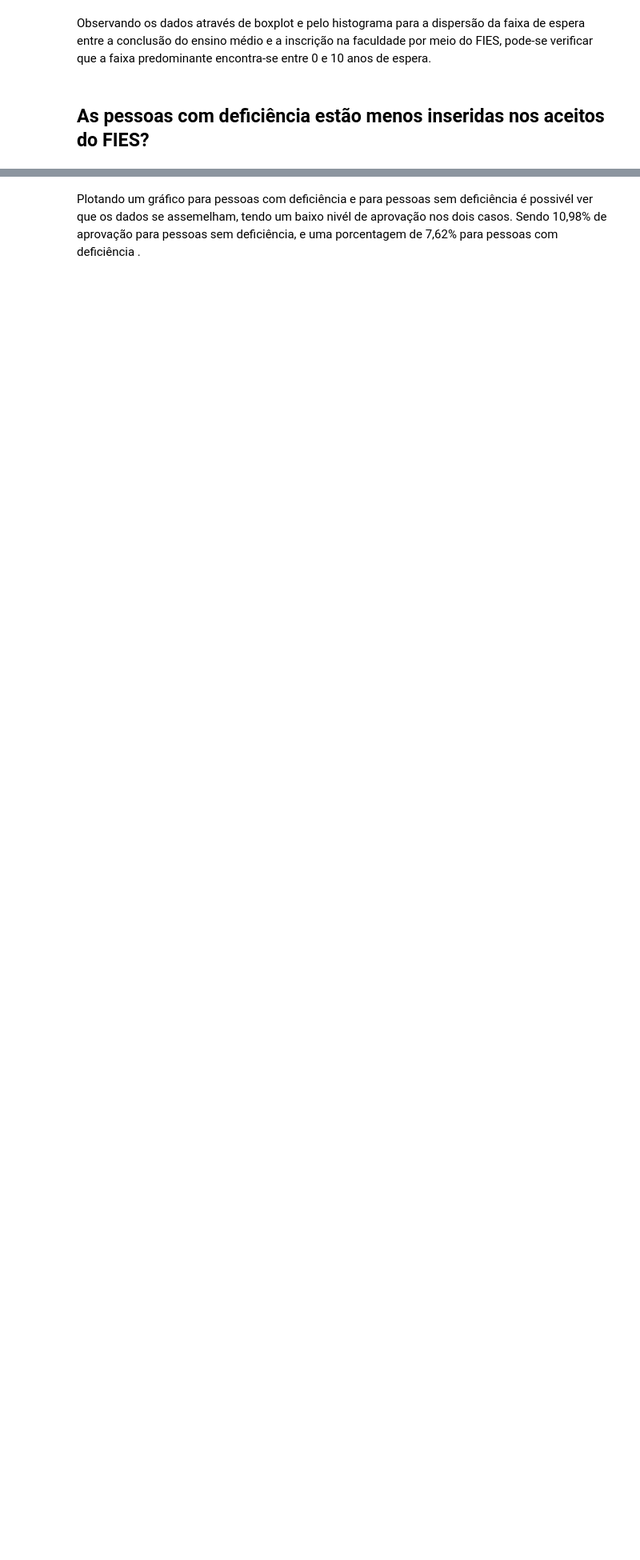
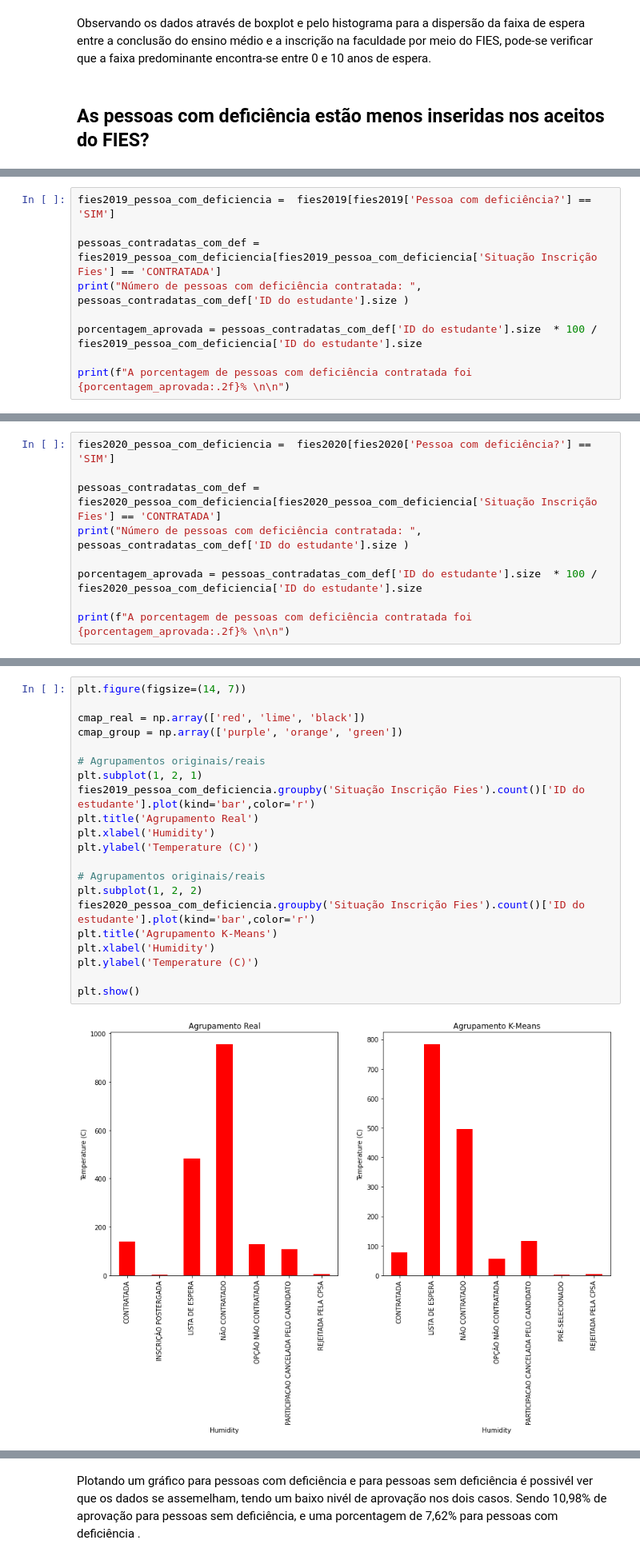
Before and after one commit to juliacfaria/ProjetoCienciaDeDados, a Jupyter notebook: Code/TpDados.ipynb, the cells around one changed output, grey strips where cells are left out. Shown at 80% size. Drawn from its saved outputs; the diff is of its cells as text; blank space fills up the shorter version.

```diff
--- a/Code/TpDados.ipynb
+++ b/Code/TpDados.ipynb
@@ -121,0 +242,9 @@ A porcentagem de pessoas sem deficiência contratada foi 10.98%
+# %%
+fies2019_pessoa_com_deficiencia =  fies2019[fies2019['Pessoa com deficiência?'] == 'SIM']
+
+pessoas_contradatas_com_def = fies2019_pessoa_com_deficiencia[fies2019_pessoa_com_deficiencia['Situação Inscrição Fies'] == 'CONTRATADA']
+print("Número de pessoas com deficiência contratada: ", pessoas_contradatas_com_def['ID do estudante'].size )
+
+porcentagem_aprovada = pessoas_contradatas_com_def['ID do estudante'].size  * 100 /   fies2019_pessoa_com_deficiencia['ID do estudante'].size
+
+print(f"A porcentagem de pessoas com deficiência contratada foi {porcentagem_aprovada:.2f}% \n\n")
@@ -121,0 +254,9 @@ A porcentagem de pessoas sem deficiência contratada foi 10.98%
+# %%
+fies2020_pessoa_com_deficiencia =  fies2020[fies2020['Pessoa com deficiência?'] == 'SIM']
+
+pessoas_contradatas_com_def = fies2020_pessoa_com_deficiencia[fies2020_pessoa_com_deficiencia['Situação Inscrição Fies'] == 'CONTRATADA']
+print("Número de pessoas com deficiência contratada: ", pessoas_contradatas_com_def['ID do estudante'].size )
+
+porcentagem_aprovada = pessoas_contradatas_com_def['ID do estudante'].size  * 100 /   fies2020_pessoa_com_deficiencia['ID do estudante'].size
+
+print(f"A porcentagem de pessoas com deficiência contratada foi {porcentagem_aprovada:.2f}% \n\n")
@@ -122,3 +266,26 @@ A porcentagem de pessoas sem deficiência contratada foi 10.98%
+# %%
+plt.figure(figsize=(14, 7))
+
+cmap_real = np.array(['red', 'lime', 'black'])
+cmap_group = np.array(['purple', 'orange', 'green'])
+
+# Agrupamentos originais/reais
+plt.subplot(1, 2, 1)
+fies2019_pessoa_com_deficiencia.groupby('Situação Inscrição Fies').count()['ID do estudante'].plot(kind='bar',color='r')
+plt.title('Agrupamento Real')
+plt.xlabel('Humidity')
+plt.ylabel('Temperature (C)')
+
+# Agrupamentos originais/reais
+plt.subplot(1, 2, 2)
+fies2020_pessoa_com_deficiencia.groupby('Situação Inscrição Fies').count()['ID do estudante'].plot(kind='bar',color='r')
+plt.title('Agrupamento K-Means')
+plt.xlabel('Humidity')
+plt.ylabel('Temperature (C)')
+
+plt.show()
+# %% [output]
+[figure, added]
 # %%
 
 
```
Also changed, not shown: parts of 17 cells of this notebook.
